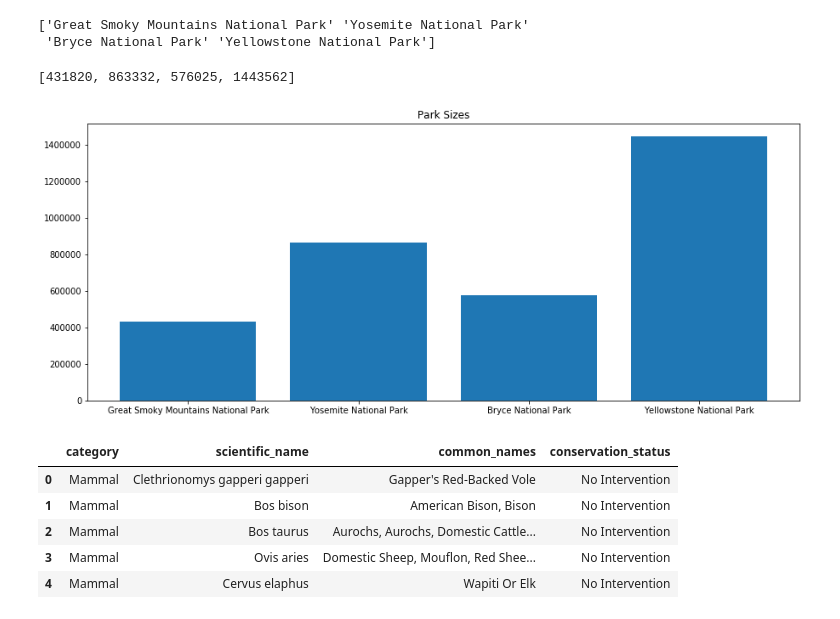
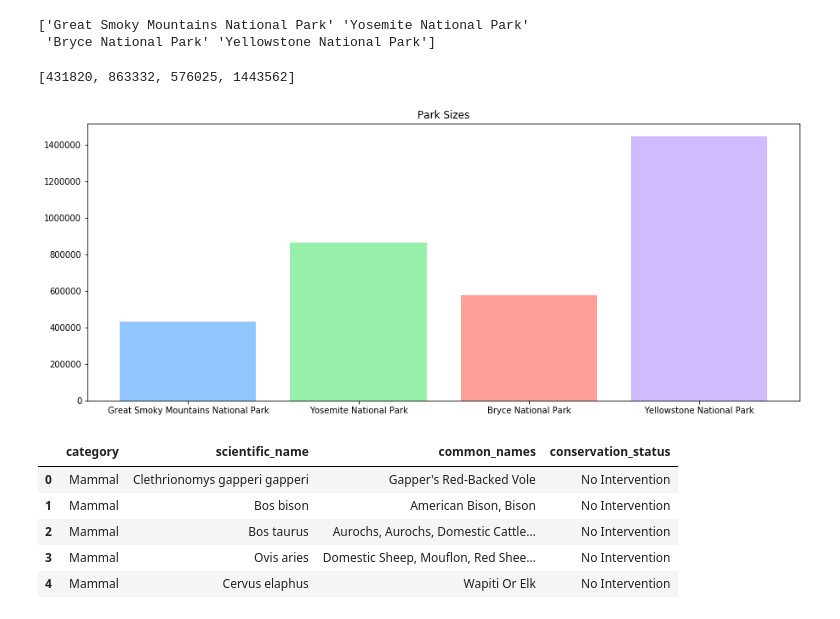
Before and after one commit to Rockara/Biodiversity-in-National-Parks, a Jupyter notebook: biodiversity.ipynb, the cells around one changed output. Cells and saved outputs as stored; diff of their text form; code cells hidden in the pictures.

```diff
--- a/biodiversity.ipynb
+++ b/biodiversity.ipynb
@@ -70,27 +72,27 @@ print(obs.park_name.unique())
 # %%
 # Splitting up the database into separate pieces, and getting an idea of their sizes.
 
 Bryce = obs[obs.park_name == 'Bryce National Park']
 Yosemite = obs[obs.park_name == 'Yosemite National Park']
 Smokey_mountains = obs[obs.park_name == 'Great Smoky Mountains National Park']
 Yellowstone = obs[obs.park_name == 'Yellowstone National Park']
 
 park_counts = [Smokey_mountains.observations.sum(), Yosemite.observations.sum(), Bryce.observations.sum(),
               Yellowstone.observations.sum()]
 lenght = range(len(park_counts))
 
 print(park_counts)
 
 f, ax = plt.subplots(figsize=(15, 6))
 ax.set_title('Park Sizes')
 ax.set_xticks(lenght)
 ax.set_xticklabels(obs.park_name.unique())
-ax.bar(lenght, park_counts)
+ax.bar(lenght, park_counts, color=sns.color_palette('pastel'))
 
 plt.savefig('Park_Sizes.png')
 # %% [output]
 [431820, 863332, 576025, 1443562]
-[figure, old version]
+[figure, new version]
 # %%
 # Fill in all nan values in conservation status.
 
```
Also changed, not shown: parts of 3 cells of this notebook, 10 other files.
